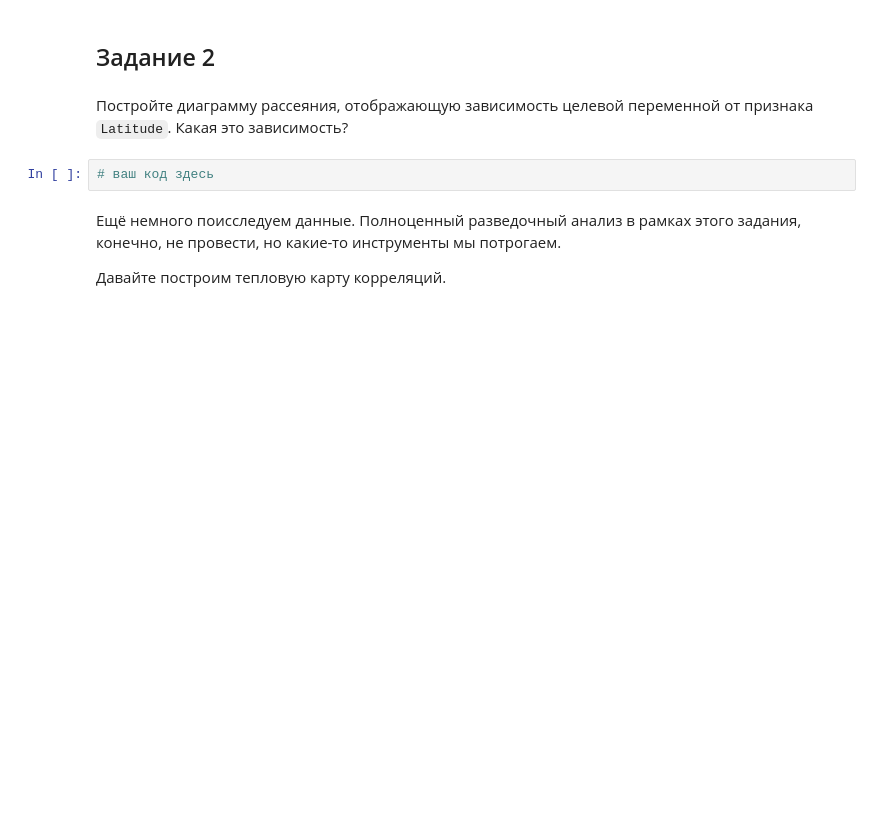
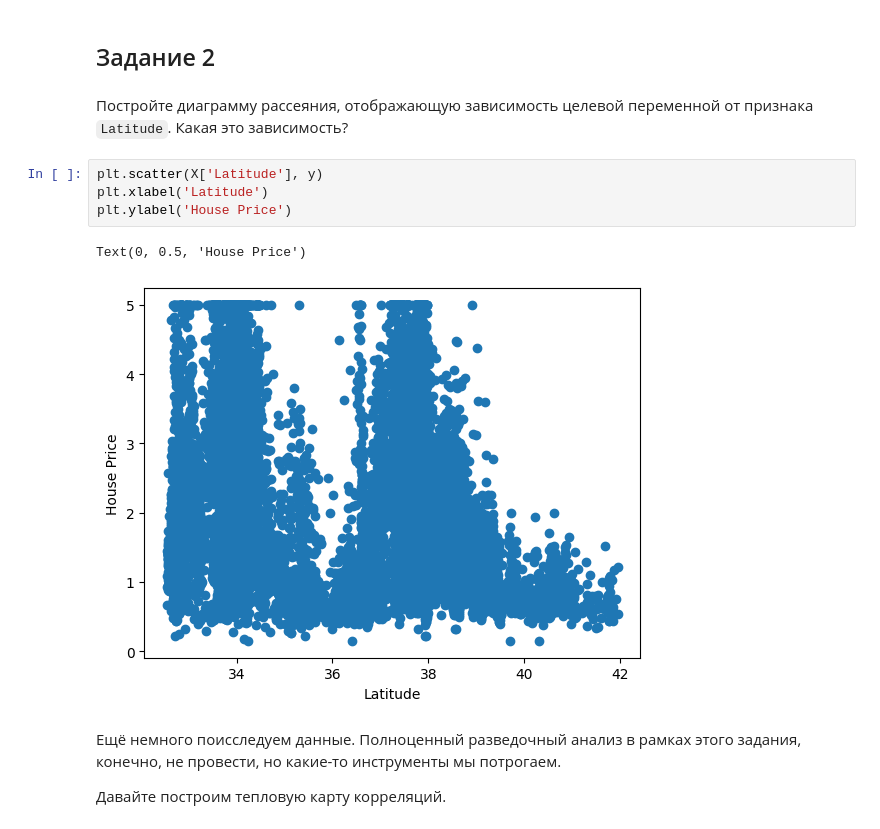
Before and after one commit to pemberton/machineLearning-pt, a Jupyter notebook: Hometasks/ML_PTCourse_MicroHT1.ipynb, the cells around one changed output. Cells and saved outputs as stored; diff of their text form; blank space fills up the shorter version.

```diff
--- a/Hometasks/ML_PTCourse_MicroHT1.ipynb
+++ b/Hometasks/ML_PTCourse_MicroHT1.ipynb
@@ -63,8 +66,13 @@ plt.ylabel('House Price')
 # %% [markdown]
 Постройте диаграмму рассеяния, отображающую зависимость целевой переменной от признака `Latitude`.
 Какая это зависимость?
-# %%
-# ваш код здесь
+# %%
+plt.scatter(X['Latitude'], y)
+plt.xlabel('Latitude')
+plt.ylabel('House Price')
+# %% [output]
+Text(0, 0.5, 'House Price')
+[figure, added]
 # %% [markdown]
 Ещё немного поисследуем данные. Полноценный разведочный анализ в рамках этого задания, конечно, не провести, но какие-то инструменты мы потрогаем.
 
```
Also changed, not shown: parts of 11 cells of this notebook.
